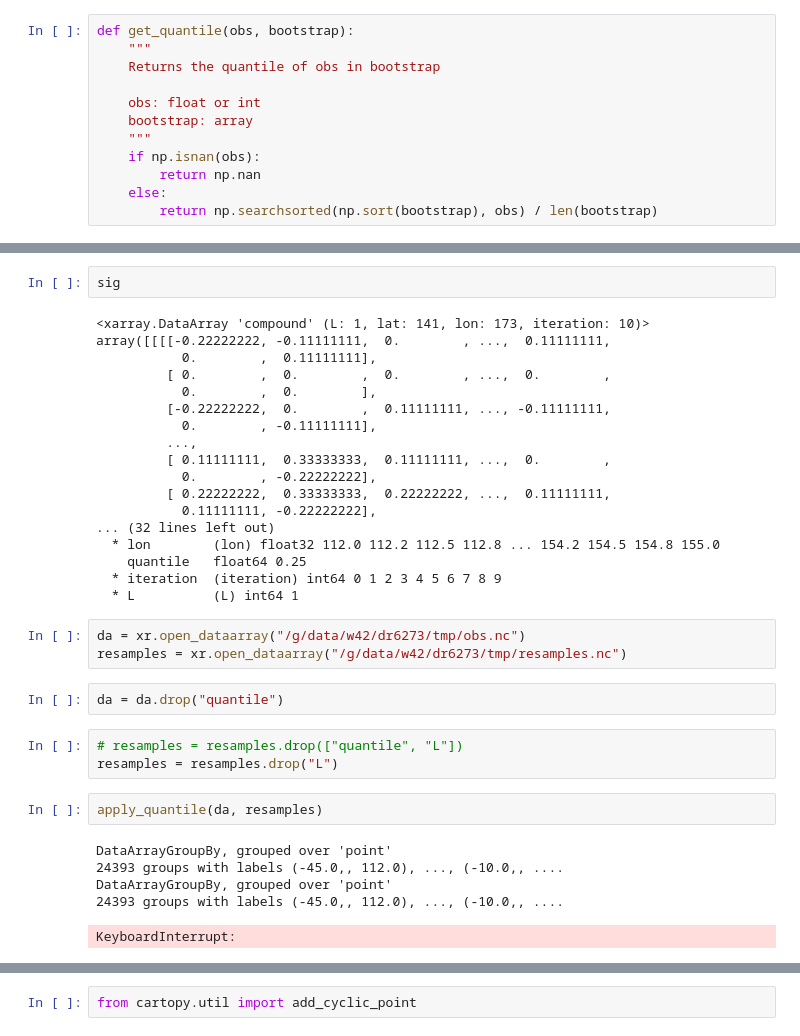
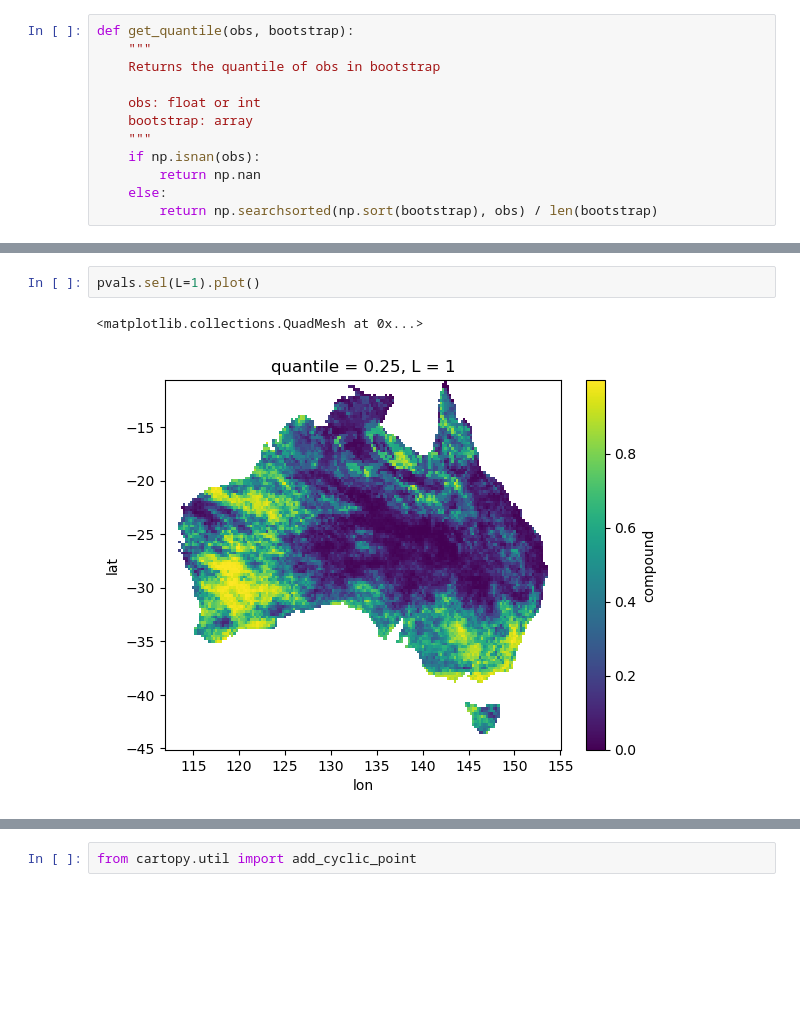
Before and after one commit to dougrichardson/Richardson_2023_energy, a Jupyter notebook: 2_drivers.ipynb, the cells around one changed output, grey strips where cells are left out. Drawn from its saved outputs; the diff is of its cells as text; blank space fills up the shorter version.

```diff
--- a/2_drivers.ipynb
+++ b/2_drivers.ipynb
@@ -1357,36 +1415,5 @@ array([[[-0.11111111,  0.55555556,  0.11111111, ...,  0.        ,
 # %%
-sig
+pvals.sel(L=1).plot()
 # %% [output]
-<xarray.DataArray 'compound' (L: 1, lat: 141, lon: 173, iteration: 10)>
-array([[[[-0.22222222, -0.11111111,  0.        , ...,  0.11111111,
-           0.        ,  0.11111111],
-         [ 0.        ,  0.        ,  0.        , ...,  0.        ,
-           0.        ,  0.        ],
-         [-0.22222222,  0.        ,  0.11111111, ..., -0.11111111,
-           0.        , -0.11111111],
-         ...,
-         [ 0.11111111,  0.33333333,  0.11111111, ...,  0.        ,
-           0.        , -0.22222222],
-         [ 0.22222222,  0.33333333,  0.22222222, ...,  0.11111111,
-           0.11111111, -0.22222222],
-... (32 lines left out)
-  * lon        (lon) float32 112.0 112.2 112.5 112.8 ... 154.2 154.5 154.8 155.0
-    quantile   float64 0.25
-  * iteration  (iteration) int64 0 1 2 3 4 5 6 7 8 9
-  * L          (L) int64 1
+<matplotlib.collections.QuadMesh at 0x...>
+[figure, added]
-# %%
-da = xr.open_dataarray("/g/data/w42/dr6273/tmp/obs.nc")
-resamples = xr.open_dataarray("/g/data/w42/dr6273/tmp/resamples.nc")
-# %%
-da = da.drop("quantile")
-# %%
-# resamples = resamples.drop(["quantile", "L"])
-resamples = resamples.drop("L")
-# %%
-apply_quantile(da, resamples)
-# %% [output]
-DataArrayGroupBy, grouped over 'point'
-24393 groups with labels (-45.0,, 112.0), ..., (-10.0,, ....
-DataArrayGroupBy, grouped over 'point'
-24393 groups with labels (-45.0,, 112.0), ..., (-10.0,, ....
-KeyboardInterrupt:
```
Also changed, not shown: parts of 18 cells of this notebook.
